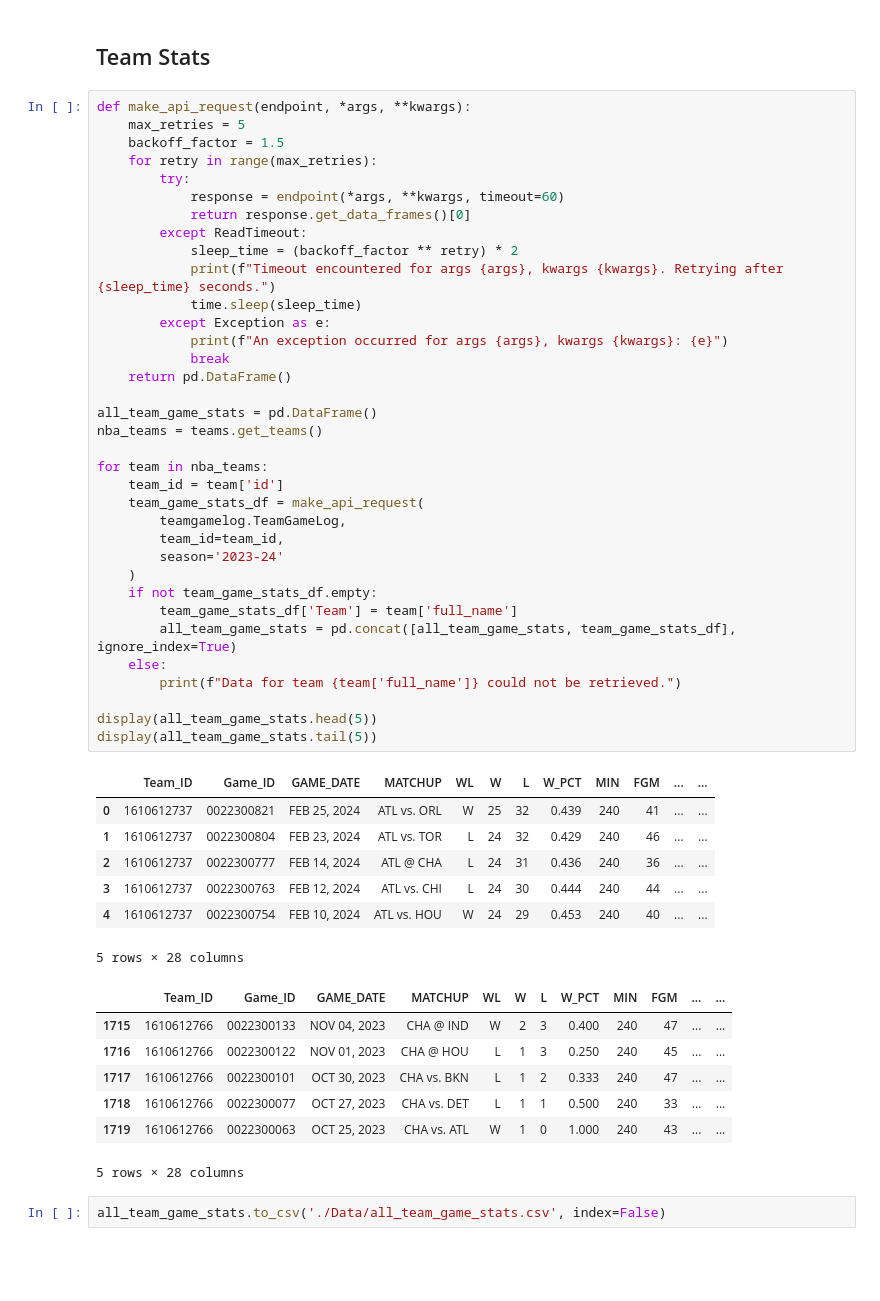
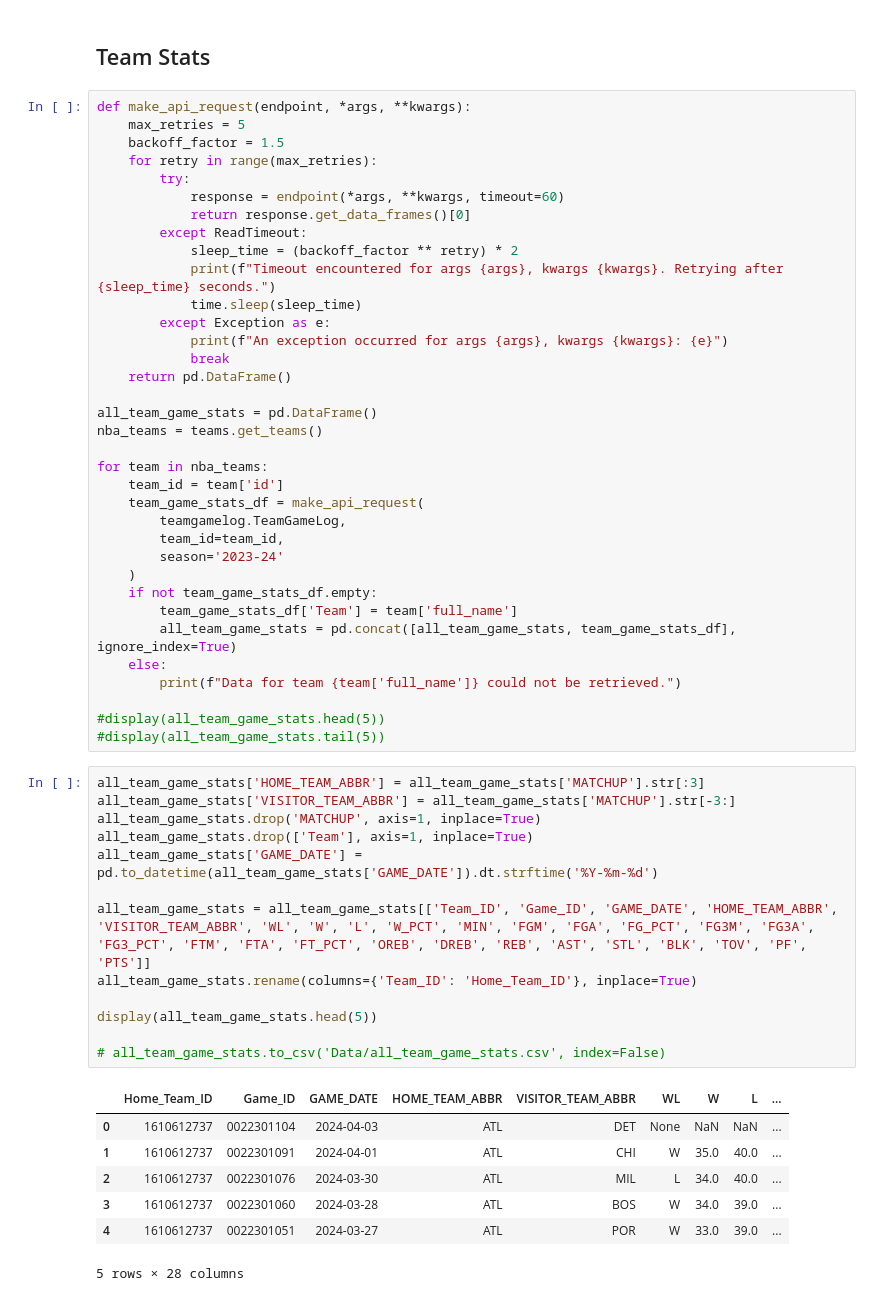
Before and after one commit to Atatsuki2000/DSCI551-Project, a Jupyter notebook: Data_Collecting.ipynb, the cells around one changed output. Cells and saved outputs as stored; diff of their text form; blank space fills up the shorter version.

```diff
--- a/Data_Collecting.ipynb
+++ b/Data_Collecting.ipynb
@@ -174,22 +146,26 @@ for team in nba_teams:
     else:
         print(f"Data for team {team['full_name']} could not be retrieved.")
 
-display(all_team_game_stats.head(5))
-display(all_team_game_stats.tail(5))
+#display(all_team_game_stats.head(5))
+#display(all_team_game_stats.tail(5))
-# %% [output]
-|  | Team_ID | Game_ID | GAME_DATE | MATCHUP | WL | W | L | W_PCT | MIN | FGM | ... | ... |
-| 0 | 1610612737 | 0022300821 | FEB 25, 2024 | ATL vs. ORL | W | 25 | 32 | 0.439 | 240 | 41 | ... | ... |
-| 1 | 1610612737 | 0022300804 | FEB 23, 2024 | ATL vs. TOR | L | 24 | 32 | 0.429 | 240 | 46 | ... | ... |
-| 2 | 1610612737 | 0022300777 | FEB 14, 2024 | ATL @ CHA | L | 24 | 31 | 0.436 | 240 | 36 | ... | ... |
-| 3 | 1610612737 | 0022300763 | FEB 12, 2024 | ATL vs. CHI | L | 24 | 30 | 0.444 | 240 | 44 | ... | ... |
-| 4 | 1610612737 | 0022300754 | FEB 10, 2024 | ATL vs. HOU | W | 24 | 29 | 0.453 | 240 | 40 | ... | ... |
-5 rows × 28 columns
-|  | Team_ID | Game_ID | GAME_DATE | MATCHUP | WL | W | L | W_PCT | MIN | FGM | ... | ... |
-| 1715 | 1610612766 | 0022300133 | NOV 04, 2023 | CHA @ IND | W | 2 | 3 | 0.400 | 240 | 47 | ... | ... |
-| 1716 | 1610612766 | 0022300122 | NOV 01, 2023 | CHA @ HOU | L | 1 | 3 | 0.250 | 240 | 45 | ... | ... |
-| 1717 | 1610612766 | 0022300101 | OCT 30, 2023 | CHA vs. BKN | L | 1 | 2 | 0.333 | 240 | 47 | ... | ... |
-| 1718 | 1610612766 | 0022300077 | OCT 27, 2023 | CHA vs. DET | L | 1 | 1 | 0.500 | 240 | 33 | ... | ... |
-| 1719 | 1610612766 | 0022300063 | OCT 25, 2023 | CHA vs. ATL | W | 1 | 0 | 1.000 | 240 | 43 | ... | ... |
-5 rows × 28 columns
-# %%
-all_team_game_stats.to_csv('./Data/all_team_game_stats.csv', index=False)
+# %%
+all_team_game_stats['HOME_TEAM_ABBR'] = all_team_game_stats['MATCHUP'].str[:3]
+all_team_game_stats['VISITOR_TEAM_ABBR'] = all_team_game_stats['MATCHUP'].str[-3:]
+all_team_game_stats.drop('MATCHUP', axis=1, inplace=True)
+all_team_game_stats.drop(['Team'], axis=1, inplace=True)
+all_team_game_stats['GAME_DATE'] = pd.to_datetime(all_team_game_stats['GAME_DATE']).dt.strftime('%Y-%m-%d')
+
+all_team_game_stats = all_team_game_stats[['Team_ID', 'Game_ID', 'GAME_DATE', 'HOME_TEAM_ABBR', 'VISITOR_TEAM_ABBR', 'WL', 'W', 'L', 'W_PCT', 'MIN', 'FGM', 'FGA', 'FG_PCT', 'FG3M', 'FG3A', 'FG3_PCT', 'FTM', 'FTA', 'FT_PCT', 'OREB', 'DREB', 'REB', 'AST', 'STL', 'BLK', 'TOV', 'PF', 'PTS']]
+all_team_game_stats.rename(columns={'Team_ID': 'Home_Team_ID'}, inplace=True)
+
+display(all_team_game_stats.head(5))
+
+# all_team_game_stats.to_csv('Data/all_team_game_stats.csv', index=False)
+# %% [output]
+|  | Home_Team_ID | Game_ID | GAME_DATE | HOME_TEAM_ABBR | VISITOR_TEAM_ABBR | WL | W | L | ... |
+| 0 | 1610612737 | 0022301104 | 2024-04-03 | ATL | DET | None | NaN | NaN | ... |
+| 1 | 1610612737 | 0022301091 | 2024-04-01 | ATL | CHI | W | 35.0 | 40.0 | ... |
+| 2 | 1610612737 | 0022301076 | 2024-03-30 | ATL | MIL | L | 34.0 | 40.0 | ... |
+| 3 | 1610612737 | 0022301060 | 2024-03-28 | ATL | BOS | W | 34.0 | 39.0 | ... |
+| 4 | 1610612737 | 0022301051 | 2024-03-27 | ATL | POR | W | 33.0 | 39.0 | ... |
+5 rows × 28 columns
```
Also changed, not shown: parts of 7 cells of this notebook, 18 other files.
